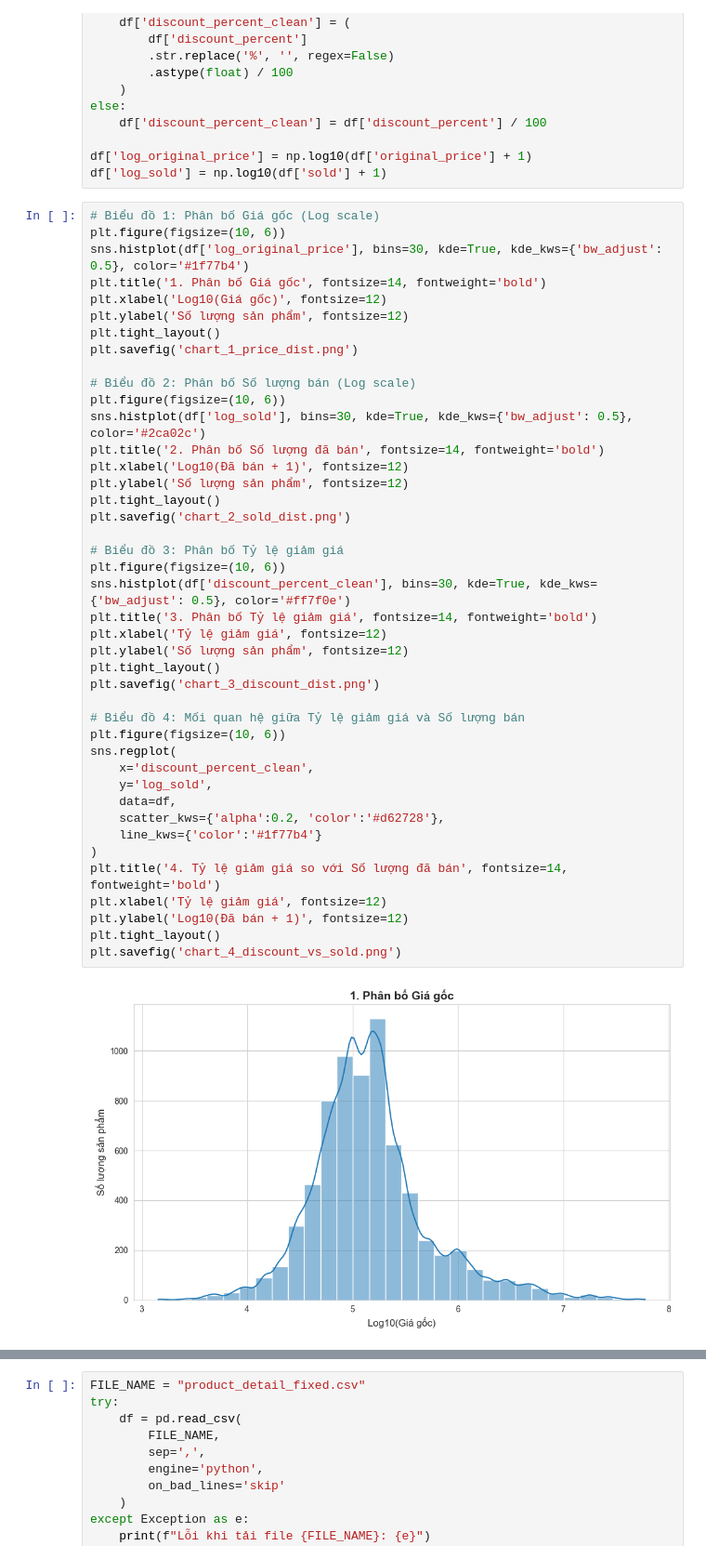
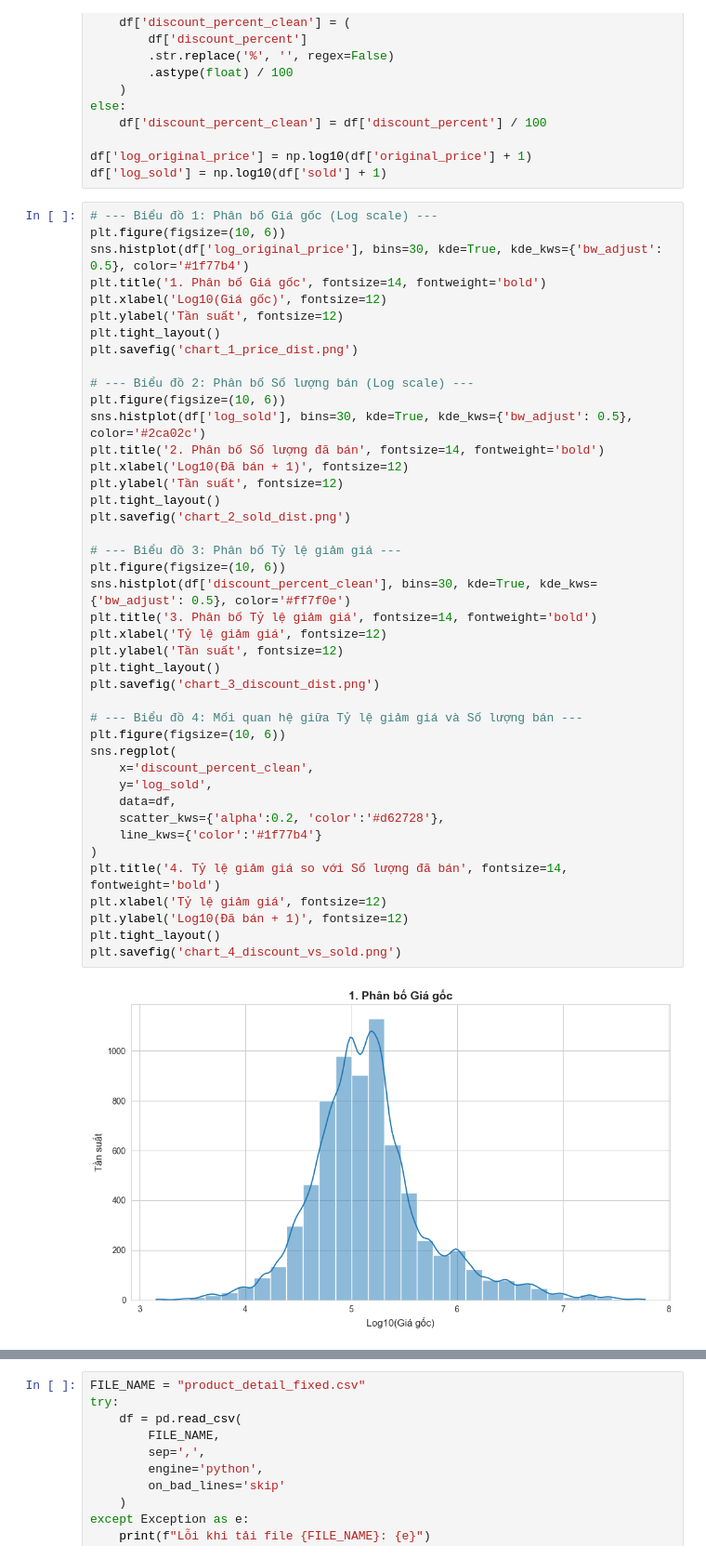
Before and after one commit to QuocBao209/KHDL, a Jupyter notebook: eda.ipynb, the cells around one changed output, grey strips where cells are left out. Shown at 93% size. Cells and saved outputs as stored; diff of their text form.

```diff
--- a/eda.ipynb
+++ b/eda.ipynb
@@ -37,46 +37,46 @@ else:
 df['log_original_price'] = np.log10(df['original_price'] + 1)
 df['log_sold'] = np.log10(df['sold'] + 1)
 # %%
-# Biểu đồ 1: Phân bố Giá gốc (Log scale)
+# --- Biểu đồ 1: Phân bố Giá gốc (Log scale) ---
 plt.figure(figsize=(10, 6))
 sns.histplot(df['log_original_price'], bins=30, kde=True, kde_kws={'bw_adjust': 0.5}, color='#1f77b4')
 plt.title('1. Phân bố Giá gốc', fontsize=14, fontweight='bold')
 plt.xlabel('Log10(Giá gốc)', fontsize=12)
-plt.ylabel('Số lượng sản phẩm', fontsize=12)
+plt.ylabel('Tần suất', fontsize=12)
 plt.tight_layout()
 plt.savefig('chart_1_price_dist.png')
 
-# Biểu đồ 2: Phân bố Số lượng bán (Log scale)
+# --- Biểu đồ 2: Phân bố Số lượng bán (Log scale) ---
 plt.figure(figsize=(10, 6))
 sns.histplot(df['log_sold'], bins=30, kde=True, kde_kws={'bw_adjust': 0.5}, color='#2ca02c')
 plt.title('2. Phân bố Số lượng đã bán', fontsize=14, fontweight='bold')
 plt.xlabel('Log10(Đã bán + 1)', fontsize=12)
-plt.ylabel('Số lượng sản phẩm', fontsize=12)
+plt.ylabel('Tần suất', fontsize=12)
 plt.tight_layout()
 plt.savefig('chart_2_sold_dist.png')
 
-# Biểu đồ 3: Phân bố Tỷ lệ giảm giá
+# --- Biểu đồ 3: Phân bố Tỷ lệ giảm giá ---
 plt.figure(figsize=(10, 6))
 sns.histplot(df['discount_percent_clean'], bins=30, kde=True, kde_kws={'bw_adjust': 0.5}, color='#ff7f0e')
 plt.title('3. Phân bố Tỷ lệ giảm giá', fontsize=14, fontweight='bold')
 plt.xlabel('Tỷ lệ giảm giá', fontsize=12)
-plt.ylabel('Số lượng sản phẩm', fontsize=12)
+plt.ylabel('Tần suất', fontsize=12)
 plt.tight_layout()
 plt.savefig('chart_3_discount_dist.png')
 
-# Biểu đồ 4: Mối quan hệ giữa Tỷ lệ giảm giá và Số lượng bán
+# --- Biểu đồ 4: Mối quan hệ giữa Tỷ lệ giảm giá và Số lượng bán ---
 plt.figure(figsize=(10, 6))
 sns.regplot(
     x='discount_percent_clean',
     y='log_sold',
     data=df,
     scatter_kws={'alpha':0.2, 'color':'#d62728'},
     line_kws={'color':'#1f77b4'}
 )
 plt.title('4. Tỷ lệ giảm giá so với Số lượng đã bán', fontsize=14, fontweight='bold')
 plt.xlabel('Tỷ lệ giảm giá', fontsize=12)
 plt.ylabel('Log10(Đã bán + 1)', fontsize=12)
 plt.tight_layout()
 plt.savefig('chart_4_discount_vs_sold.png')
 # %% [output]
-[figure, old version]
+[figure, new version]
```
Also changed, not shown: parts of 3 cells of this notebook, 10 other files.
